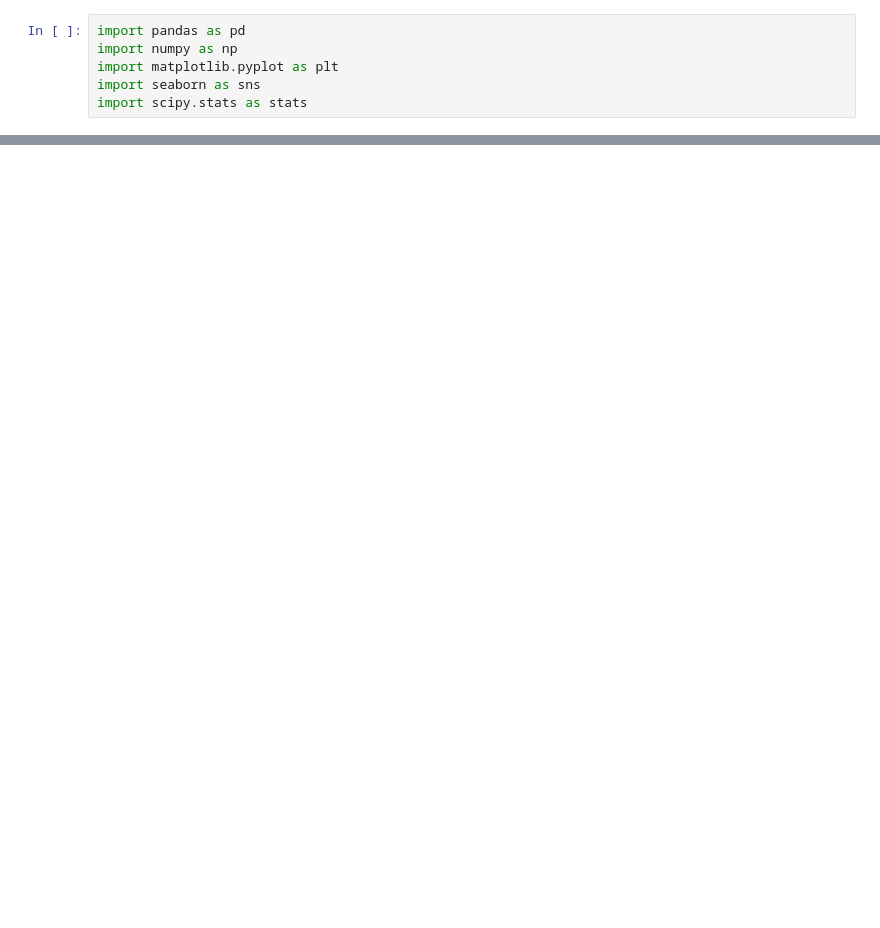
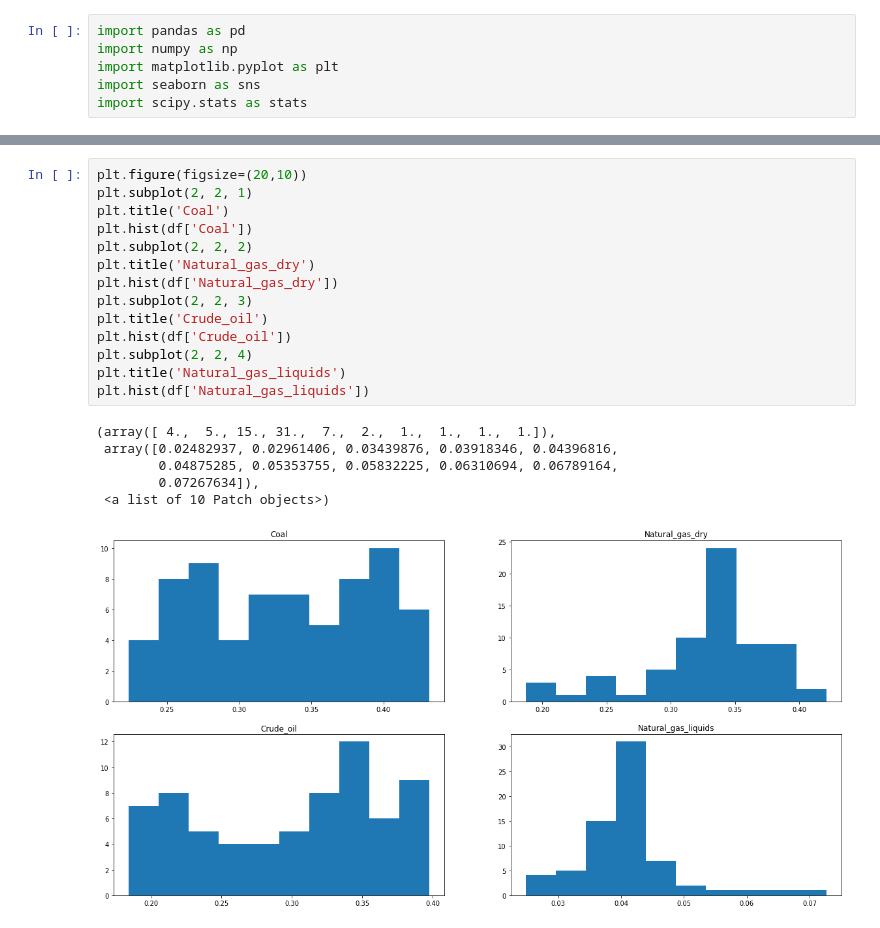
Before and after one commit to mhuh22/Thinkful, a Jupyter notebook: Bootcamp/Unit 2/Lesson 1/Challenge Preparing a dataset for modeling.ipynb, the cells around one changed output, grey strips where cells are left out. Saved outputs shown, nothing was run; the diff lists cells and outputs as text; blank space fills up the shorter version.

```diff
--- a/Bootcamp/Unit 2/Lesson 1/Challenge Preparing a dataset for modeling.ipynb
+++ b/Bootcamp/Unit 2/Lesson 1/Challenge Preparing a dataset for modeling.ipynb
@@ -37,0 +41,21 @@ Natural_gas_liquids  0.491547         0.947231   0.272838             1.000000
+# %%
+plt.figure(figsize=(20,10))
+plt.subplot(2, 2, 1)
+plt.title('Coal')
+plt.hist(df['Coal'])
+plt.subplot(2, 2, 2)
+plt.title('Natural_gas_dry')
+plt.hist(df['Natural_gas_dry'])
+plt.subplot(2, 2, 3)
+plt.title('Crude_oil')
+plt.hist(df['Crude_oil'])
+plt.subplot(2, 2, 4)
+plt.title('Natural_gas_liquids')
+plt.hist(df['Natural_gas_liquids'])
+# %% [output]
+(array([ 4.,  5., 15., 31.,  7.,  2.,  1.,  1.,  1.,  1.]),
+ array([0.02482937, 0.02961406, 0.03439876, 0.03918346, 0.04396816,
+        0.04875285, 0.05353755, 0.05832225, 0.06310694, 0.06789164,
+        0.07267634]),
+ <a list of 10 Patch objects>)
+[figure, added]
```
Also changed, not shown: parts of 3 cells of this notebook.
